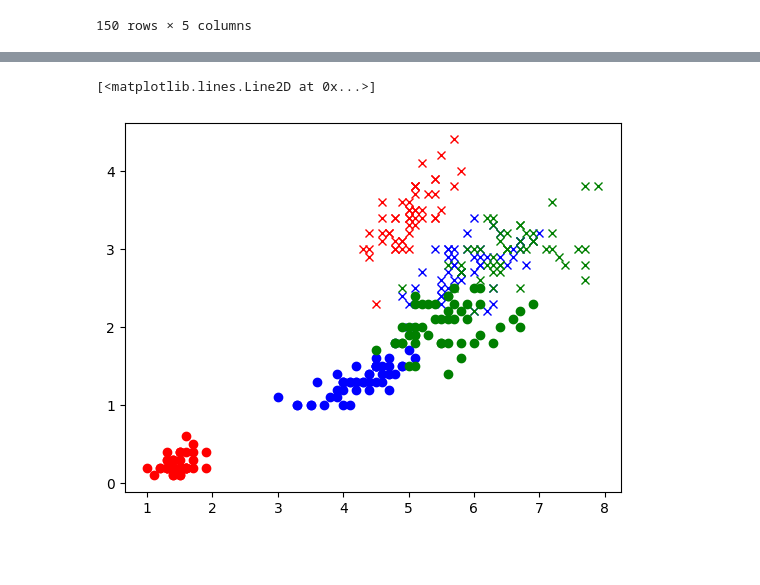
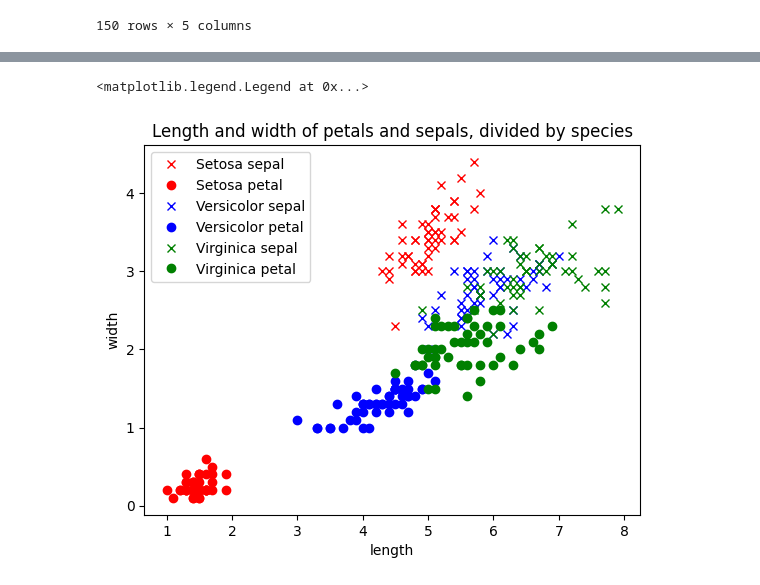
Before and after one commit to Gdyczko/ML_iris, a Jupyter notebook: ML_iris.ipynb, the cells around one changed output, grey strips where cells are left out. Drawn from its saved outputs; the diff is of its cells as text; code cells hidden in the pictures; blank space fills up the shorter version.

```diff
--- a/ML_iris.ipynb
+++ b/ML_iris.ipynb
@@ -54,17 +95,22 @@ y_Virginica_petal_width = iris[iris["variety"] == "Virginica"]["petal.width"]
 # %%
 # Chart
 
 # Setosa
-plt.plot(x_setosa_sepal_length, y_setosa_sepal_width, "rx")
-plt.plot(x_setosa_petal_length, y_setosa_petal_width, "ro")
+plt.plot(x_setosa_sepal_length, y_setosa_sepal_width, "rx", label = "Setosa sepal")
+plt.plot(x_setosa_petal_length, y_setosa_petal_width, "ro", label = "Setosa petal")
 
 # Versicolor
-plt.plot(x_Versicolor_sepal_length, y_Versicolor_sepal_width, "bx")
-plt.plot(x_Versicolor_petal_length, y_Versicolor_petal_width, "bo")
+plt.plot(x_Versicolor_sepal_length, y_Versicolor_sepal_width, "bx", label = "Versicolor sepal")
+plt.plot(x_Versicolor_petal_length, y_Versicolor_petal_width, "bo", label = "Versicolor petal")
 
 # Virginica
-plt.plot(x_Virginica_sepal_length, y_Virginica_sepal_width, "gx")
-plt.plot(x_Virginica_petal_length, y_Virginica_petal_width, "go")
+plt.plot(x_Virginica_sepal_length, y_Virginica_sepal_width, "gx", label = "Virginica sepal")
+plt.plot(x_Virginica_petal_length, y_Virginica_petal_width, "go", label = "Virginica petal")
+
+plt.title("Length and width of petals and sepals, divided by species")
+plt.xlabel("length")
+plt.ylabel("width")
+plt.legend()
 # %% [output]
-[<matplotlib.lines.Line2D at 0x...>]
+<matplotlib.legend.Legend at 0x...>
-[figure, old version]
+[figure, new version]
```
Also changed, not shown: parts of 13 cells of this notebook.
